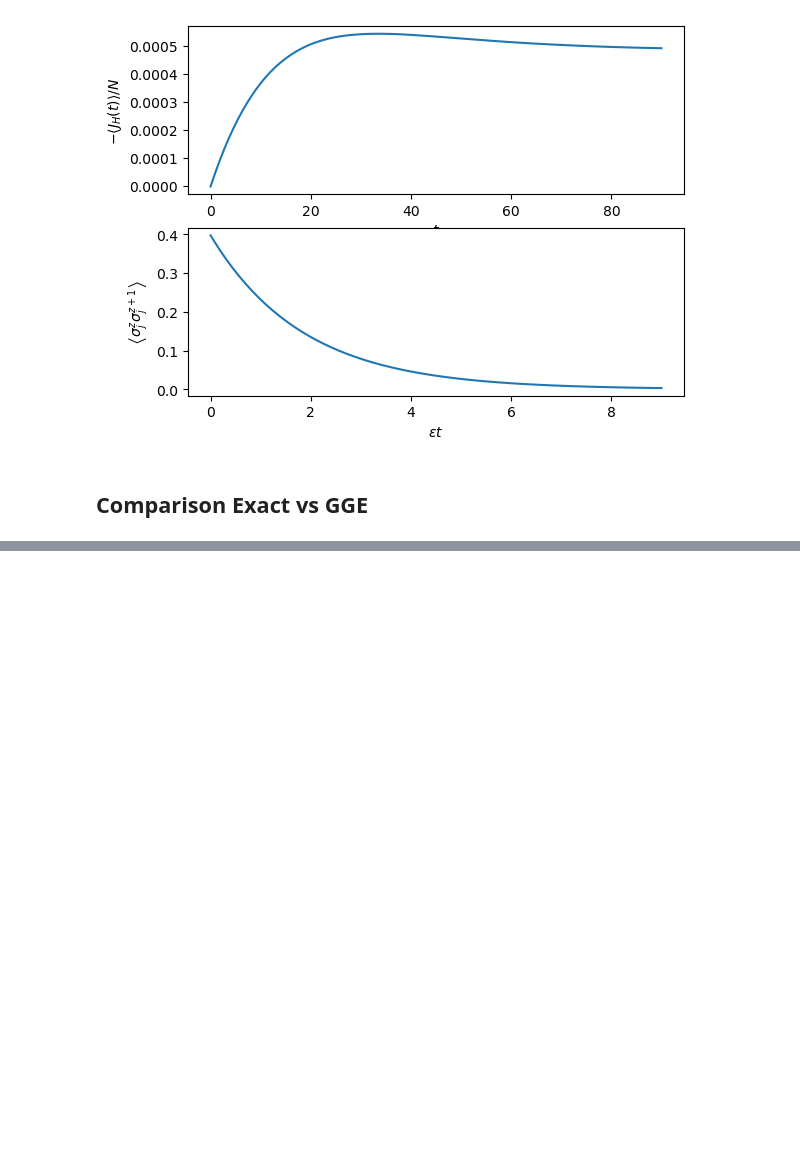
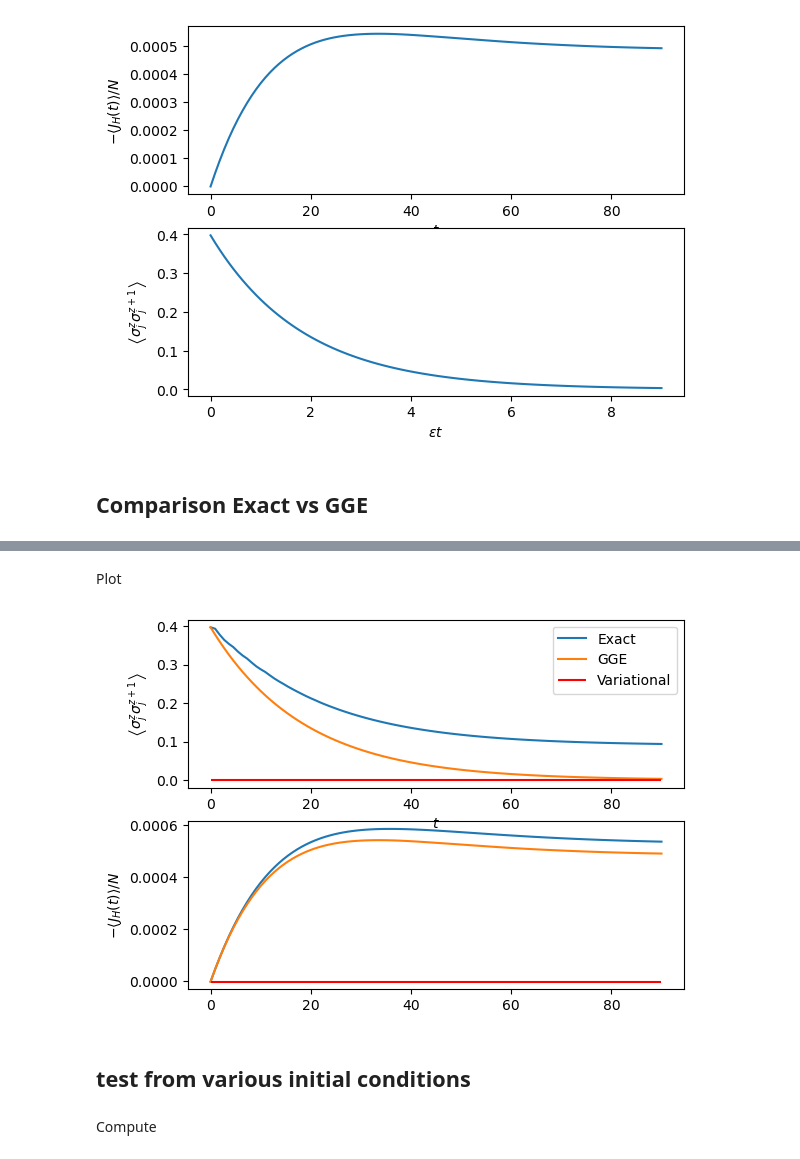
Before and after one commit to 1nthony/tp_4, a Jupyter notebook: time_dependent_GGE.ipynb, the cells around one changed output, grey strips where cells are left out. Cells and saved outputs as stored; diff of their text form; code cells hidden in the pictures; blank space fills up the shorter version.

```diff
--- a/time_dependent_GGE.ipynb
+++ b/time_dependent_GGE.ipynb
@@ -1065,0 +1479,36 @@ plt.savefig("results/time_dependent_GGE/heisenberg_spins/first_try/observables_e
+# %% [markdown]
+Plot
+# %%
+plt.subplot(2, 1, 2)
+
+t_eval, Y = np.loadtxt("results/time_dependent_GGE/heisenberg_spins/first_try/avg_current.txt", unpack=True)
+ts = np.loadtxt(f'results/time_dependent_GGE/heisenberg_spins/sol_exact/N_{N}/ts.txt')
+JHs_exact = np.loadtxt(f'results/time_dependent_GGE/heisenberg_spins/sol_exact/N_{N}/avg_current.txt')
+
+val_variational = np.loadtxt("results/time_dependent_GGE/heisenberg_spins/variational/avg_current.txt")
+
+plt.plot(ts, JHs_exact, label='Exact')
+plt.plot(t_eval, Y, label='GGE')
+plt.hlines(val_variational, 0, t_eval[-1], label='Variational', color='r')
+plt.ylabel(r'$-\left< J_H(t) \right> / N$')
+
+
+
+plt.subplot(2, 1, 1)
+t_eval, Y = np.loadtxt("results/time_dependent_GGE/heisenberg_spins/first_try/spin_neighbor_correlation.txt", unpack=True)
+Y_exact = np.loadtxt(f'results/time_dependent_GGE/heisenberg_spins/sol_exact/N_{N}/spin_neighbor_correlation.txt')
+ts = np.loadtxt(f'results/time_dependent_GGE/heisenberg_spins/sol_exact/N_{N}/ts.txt')
+
+val_variational = np.loadtxt("results/time_dependent_GGE/heisenberg_spins/variational/spin_neighbor_correlation.txt")
+
+plt.plot(ts, Y_exact, label='Exact')
+plt.plot(t_eval, Y, label='GGE')
+plt.hlines(val_variational, 0, t_eval[-1], label='Variational', color='r')
+plt.xlabel(r'$t$')
+plt.ylabel(r'$\left< \sigma_j^z \sigma_j^{z+1} \right>$')
+plt.legend()
+plt.savefig("results/time_dependent_GGE/heisenberg_spins/variational/observables_exact_VS_GGE.pdf")
+# %% [output]
+[figure, added]
+# %% [markdown]
+## test from various initial conditions
@@ -1065,0 +1579,2 @@ plt.savefig("results/time_dependent_GGE/heisenberg_spins/first_try/observables_e
+# %% [markdown]
+Compute
```
Also changed, not shown: parts of 80 cells of this notebook, 1 other file.
